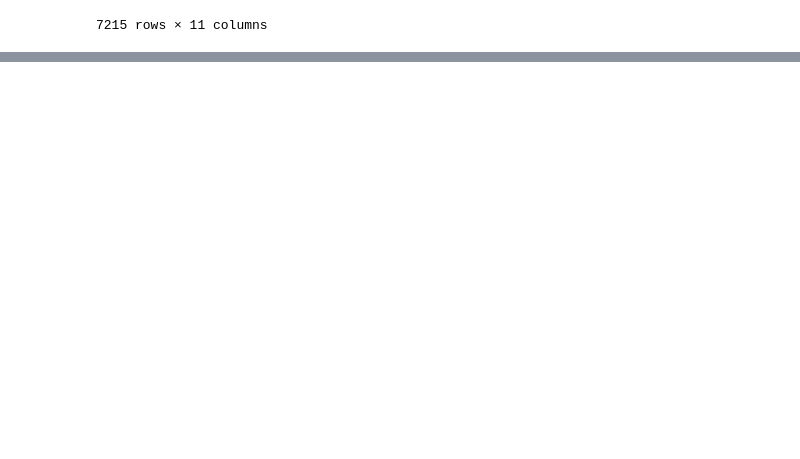
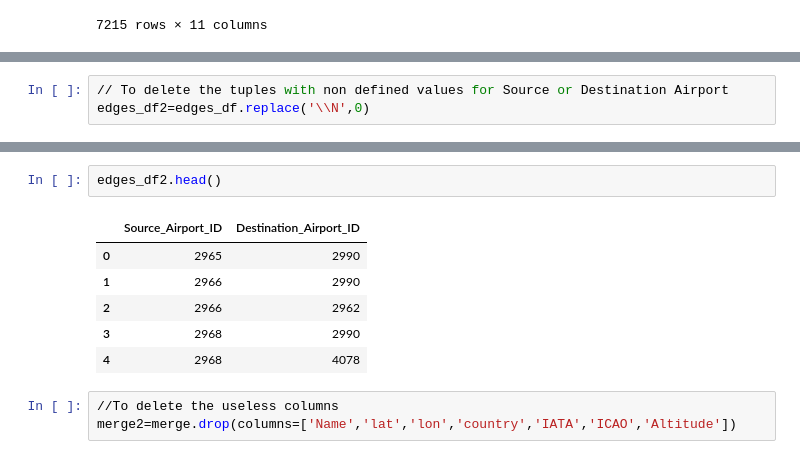
Before and after one commit to FrankSchmutz/NTDS2019FinalProject, a Jupyter notebook: py/data_preprocess.ipynb, the cells around one changed output, grey strips where cells are left out. Drawn from its saved outputs; the diff is of its cells as text; blank space fills up the shorter version.

```diff
--- a/py/data_preprocess.ipynb
+++ b/py/data_preprocess.ipynb
@@ -149,0 +150,3 @@ result
+# %%
+// To delete the tuples with non defined values for Source or Destination Airport
+edges_df2=edges_df.replace('\\N',0)
@@ -149,0 +159,12 @@ result
+# %%
+edges_df2.head()
+# %% [output]
+|  | Source_Airport_ID | Destination_Airport_ID |
+| 0 | 2965 | 2990 |
+| 1 | 2966 | 2990 |
+| 2 | 2966 | 2962 |
+| 3 | 2968 | 2990 |
+| 4 | 2968 | 4078 |
+# %%
+//To delete the useless columns
+merge2=merge.drop(columns=['Name','lat','lon','country','IATA','ICAO','Altitude'])
```
Also changed, not shown: parts of 42 cells of this notebook, 1 other file.
